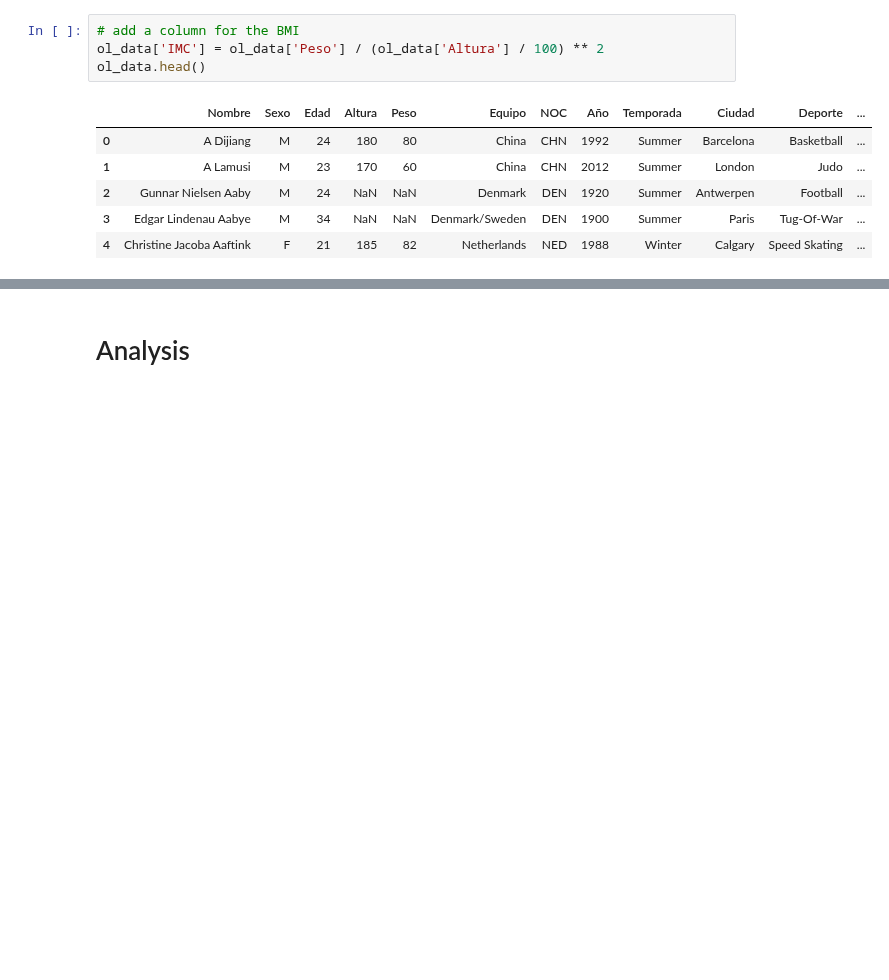
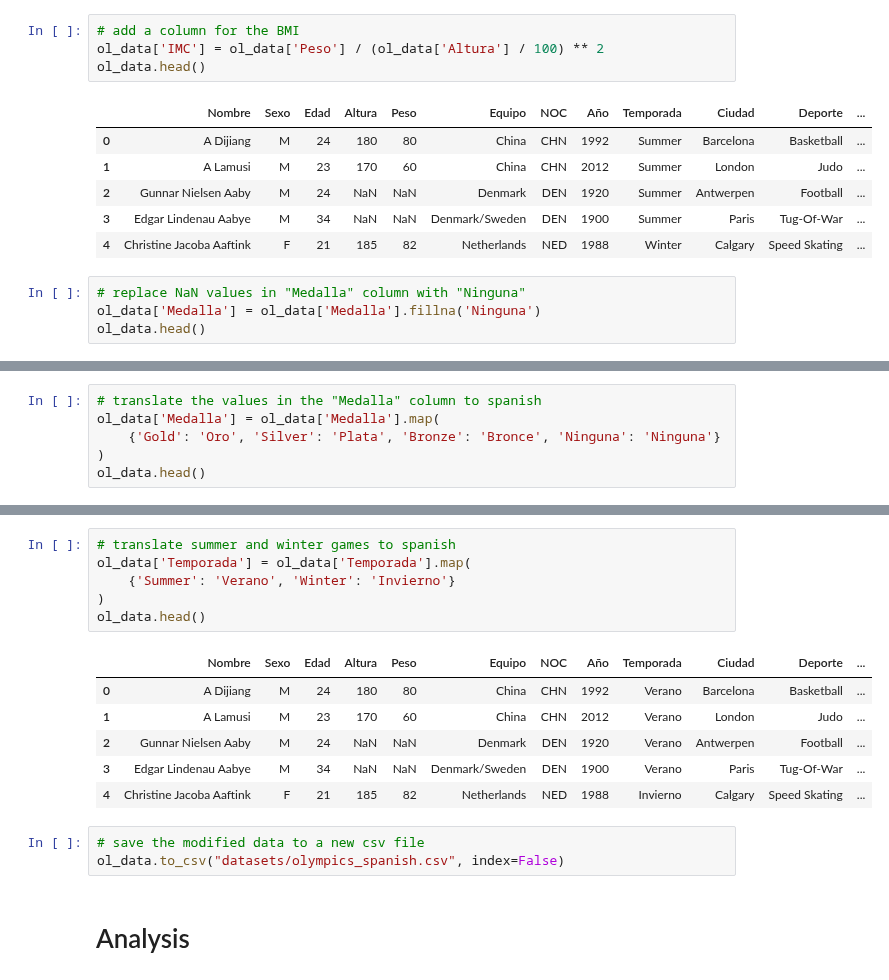
Before and after one commit to agutierrezmorag/olympic-games-datamart, a Jupyter notebook: olympics.ipynb, the cells around one changed output, grey strips where cells are left out. Saved outputs shown, nothing was run; the diff lists cells and outputs as text; blank space fills up the shorter version.

```diff
--- a/olympics.ipynb
+++ b/olympics.ipynb
@@ -97,3 +97,7 @@ ol_data.head()
 | 2 | Gunnar Nielsen Aaby | M | 24 | NaN | NaN | Denmark | DEN | 1920 | Summer | Antwerpen | Football | ... |
 | 3 | Edgar Lindenau Aabye | M | 34 | NaN | NaN | Denmark/Sweden | DEN | 1900 | Summer | Paris | Tug-Of-War | ... |
 | 4 | Christine Jacoba Aaftink | F | 21 | 185 | 82 | Netherlands | NED | 1988 | Winter | Calgary | Speed Skating | ... |
+# %%
+# replace NaN values in "Medalla" column with "Ninguna"
+ol_data['Medalla'] = ol_data['Medalla'].fillna('Ninguna')
+ol_data.head()
@@ -99,0 +111,6 @@ ol_data.head()
+# %%
+# translate the values in the "Medalla" column to spanish
+ol_data['Medalla'] = ol_data['Medalla'].map(
+    {'Gold': 'Oro', 'Silver': 'Plata', 'Bronze': 'Bronce', 'Ninguna': 'Ninguna'}
+)
+ol_data.head()
@@ -100,3 +124,19 @@ ol_data.head()
+# %%
+# translate summer and winter games to spanish
+ol_data['Temporada'] = ol_data['Temporada'].map(
+    {'Summer': 'Verano', 'Winter': 'Invierno'}
+)
+ol_data.head()
+# %% [output]
+|  | Nombre | Sexo | Edad | Altura | Peso | Equipo | NOC | Año | Temporada | Ciudad | Deporte | ... |
+| 0 | A Dijiang | M | 24 | 180 | 80 | China | CHN | 1992 | Verano | Barcelona | Basketball | ... |
+| 1 | A Lamusi | M | 23 | 170 | 60 | China | CHN | 2012 | Verano | London | Judo | ... |
+| 2 | Gunnar Nielsen Aaby | M | 24 | NaN | NaN | Denmark | DEN | 1920 | Verano | Antwerpen | Football | ... |
+| 3 | Edgar Lindenau Aabye | M | 34 | NaN | NaN | Denmark/Sweden | DEN | 1900 | Verano | Paris | Tug-Of-War | ... |
+| 4 | Christine Jacoba Aaftink | F | 21 | 185 | 82 | Netherlands | NED | 1988 | Invierno | Calgary | Speed Skating | ... |
+# %%
+# save the modified data to a new csv file
+ol_data.to_csv("datasets/olympics_spanish.csv", index=False)
 # %% [markdown]
 # Analysis
 # %% [markdown]
```
Also changed, not shown: parts of 3 cells of this notebook, 2 other files.
